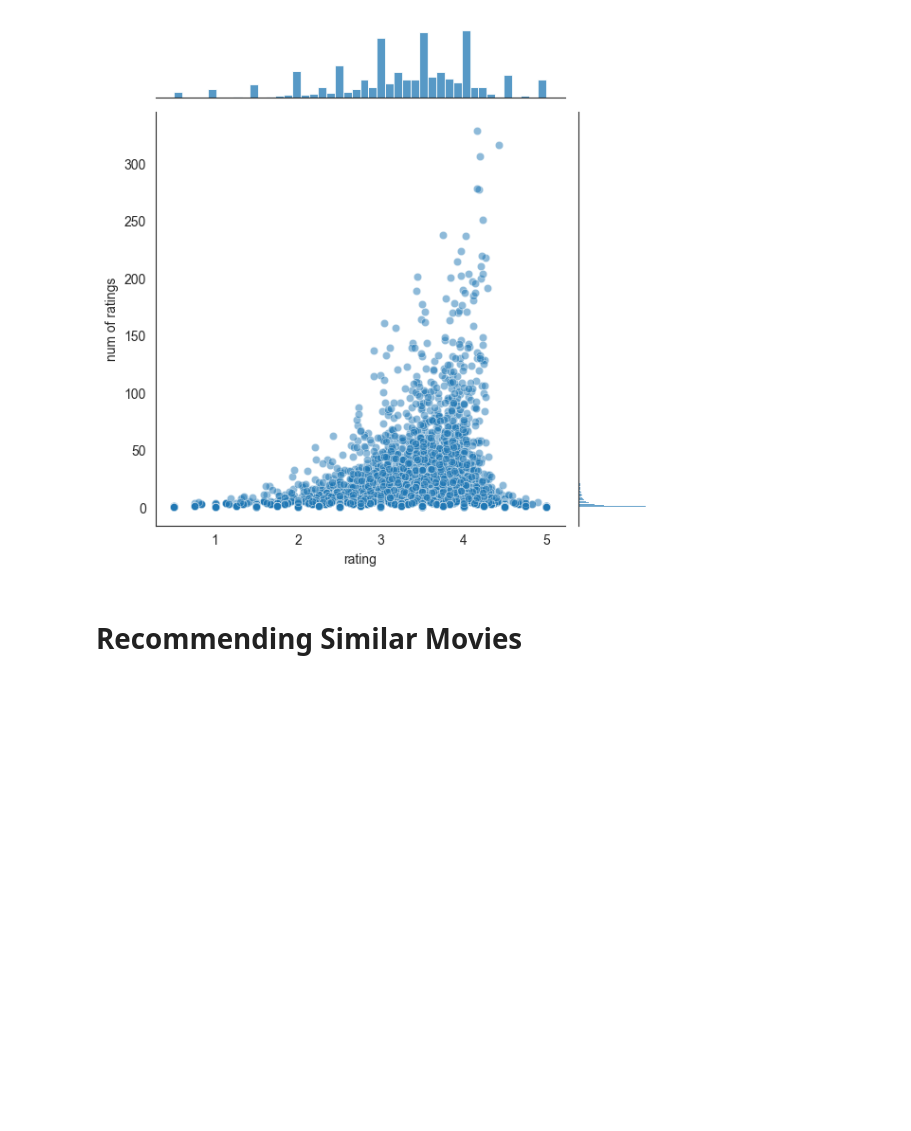
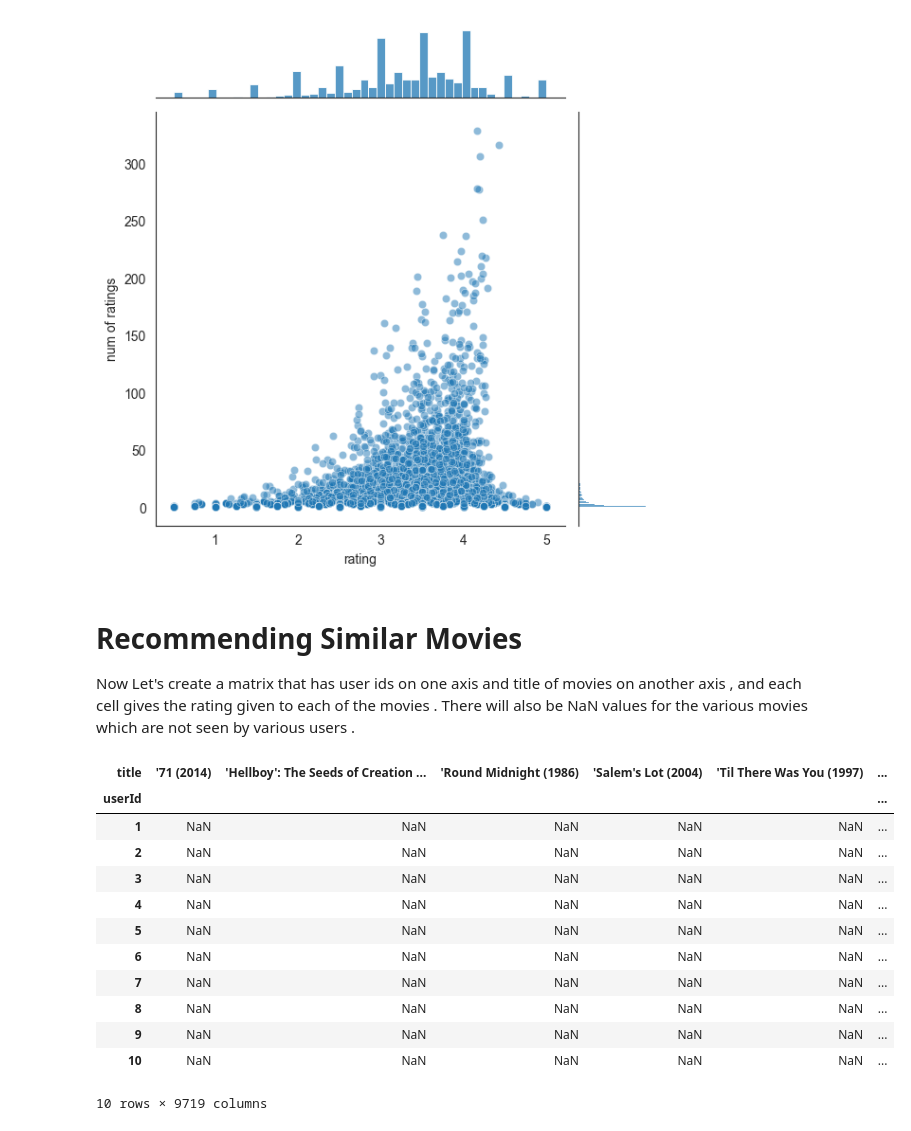
Before and after one commit to JaiswalAnshu/Movie_Recommendation-System, a Jupyter notebook: Movie_Recomendation_System.ipynb, the cells around one changed output. Saved outputs shown, nothing was run; the diff lists cells and outputs as text; code cells hidden in the pictures; blank space fills up the shorter version.

Commit message:
Finding the related movies

```diff
--- a/Movie_Recomendation_System.ipynb
+++ b/Movie_Recomendation_System.ipynb
@@ -9,10 +9,10 @@ import pandas as pd ;
 # Importing data
 # %%
 # Importing the movies dataset
-movies_df =pd.read_csv(r"C:\Users\bhims\Desktop\Projects\Movie_Recommendation-System\My_recommender\movies.csv")
+movies_df =pd.read_csv(r"C:\Users\bhims\Desktop\Projects\Movies Recommendation system\My_Movie_Recommendation-System\movies.csv")
 # %%
 # Importing the ratings dataset
-ratings_df= pd.read_csv(r"C:\Users\bhims\Desktop\Projects\Movie_Recommendation-System\My_recommender\ratings.csv")
+ratings_df= pd.read_csv(r"C:\Users\bhims\Desktop\Projects\Movies Recommendation system\My_Movie_Recommendation-System\ratings.csv")
 # %% [markdown]
 # Glimps of DataSets
 
@@ -146,3 +146,24 @@ sns.jointplot(x='rating',y='num of ratings',data=ratings,alpha=0.5)
 [figure]
 # %% [markdown]
 # Recommending Similar Movies
+
+Now Let's create a matrix that has user ids on one axis and title of movies on another axis , and each cell gives
+the rating given to each of the movies . There will also be NaN values for the various movies which are not seen
+by various users .
+# %%
+movie_pivot= joined_df.pivot_table(index='userId', columns='title',values='rating')
+movie_pivot.head(10)
+# %% [output]
+| title | '71 (2014) | 'Hellboy': The Seeds of Creation ... | 'Round Midnight (1986) | 'Salem's Lot (2004) | 'Til There Was You (1997) | ... |
+| userId |  |  |  |  |  | ... |
+| 1 | NaN | NaN | NaN | NaN | NaN | ... |
+| 2 | NaN | NaN | NaN | NaN | NaN | ... |
+| 3 | NaN | NaN | NaN | NaN | NaN | ... |
+| 4 | NaN | NaN | NaN | NaN | NaN | ... |
+| 5 | NaN | NaN | NaN | NaN | NaN | ... |
+| 6 | NaN | NaN | NaN | NaN | NaN | ... |
+| 7 | NaN | NaN | NaN | NaN | NaN | ... |
+| 8 | NaN | NaN | NaN | NaN | NaN | ... |
+| 9 | NaN | NaN | NaN | NaN | NaN | ... |
+| 10 | NaN | NaN | NaN | NaN | NaN | ... |
+10 rows × 9719 columns
```
Also changed, not shown: parts of 11 cells of this notebook.
